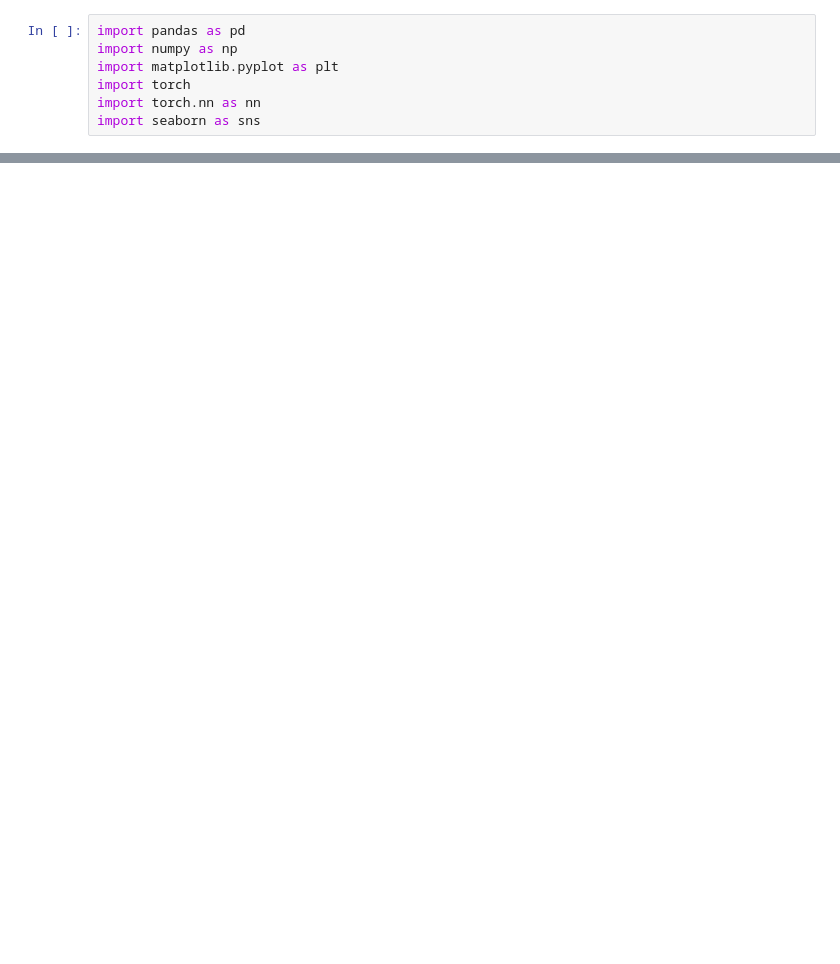
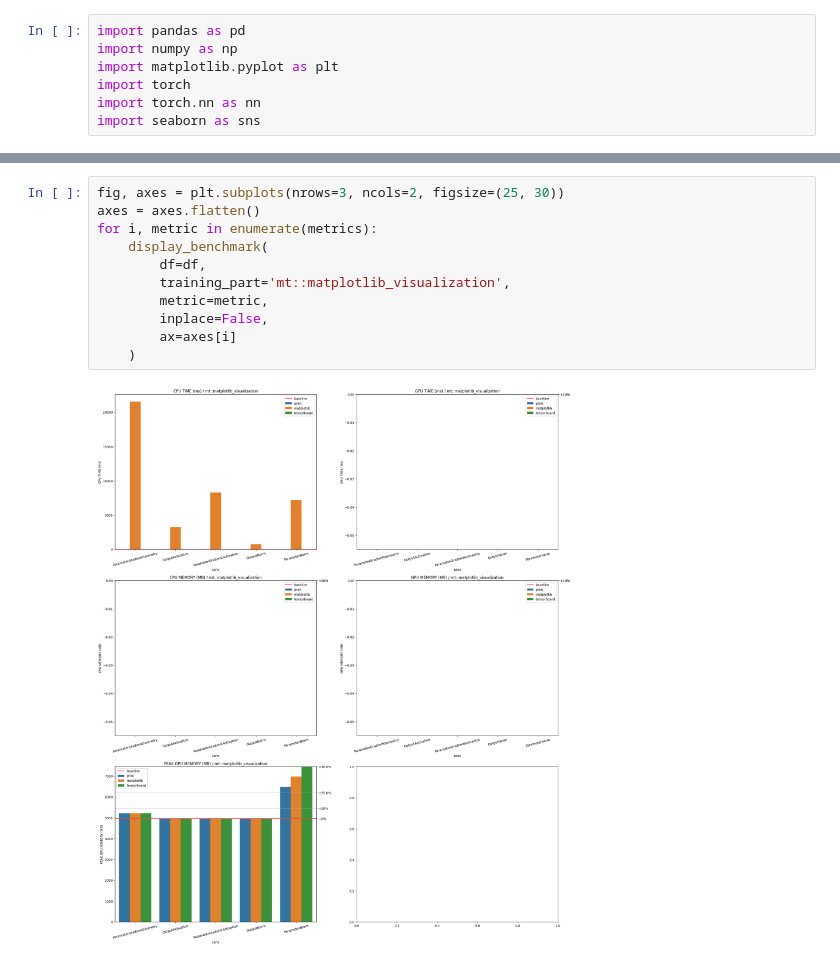
Before and after one commit to ZhigaMason/monitorch, a Jupyter notebook: benchmark/benchmark_exploration.ipynb, the cells around one changed output, grey strips where cells are left out. Saved outputs shown, nothing was run; the diff lists cells and outputs as text; blank space fills up the shorter version.

```diff
--- a/benchmark/benchmark_exploration.ipynb
+++ b/benchmark/benchmark_exploration.ipynb
@@ -147,0 +96,13 @@ display_lens_bm(stat_name, df_gpu, inplace=False, ax=ax1)
+# %%
+fig, axes = plt.subplots(nrows=3, ncols=2, figsize=(25, 30))
+axes = axes.flatten()
+for i, metric in enumerate(metrics):
+    display_benchmark(
+        df=df,
+        training_part='mt::matplotlib_visualization',
+        metric=metric,
+        inplace=False,
+        ax=axes[i]
+    )
+# %% [output]
+[figure, added]
```
Also changed, not shown: parts of 25 cells of this notebook, 3 other files.
